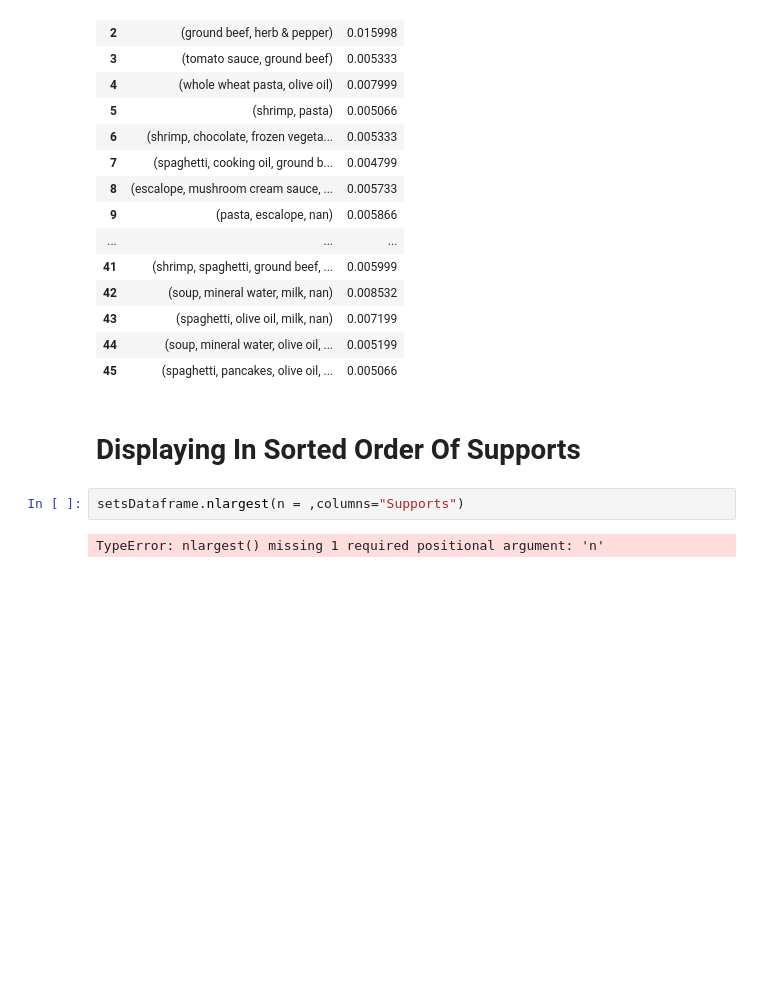
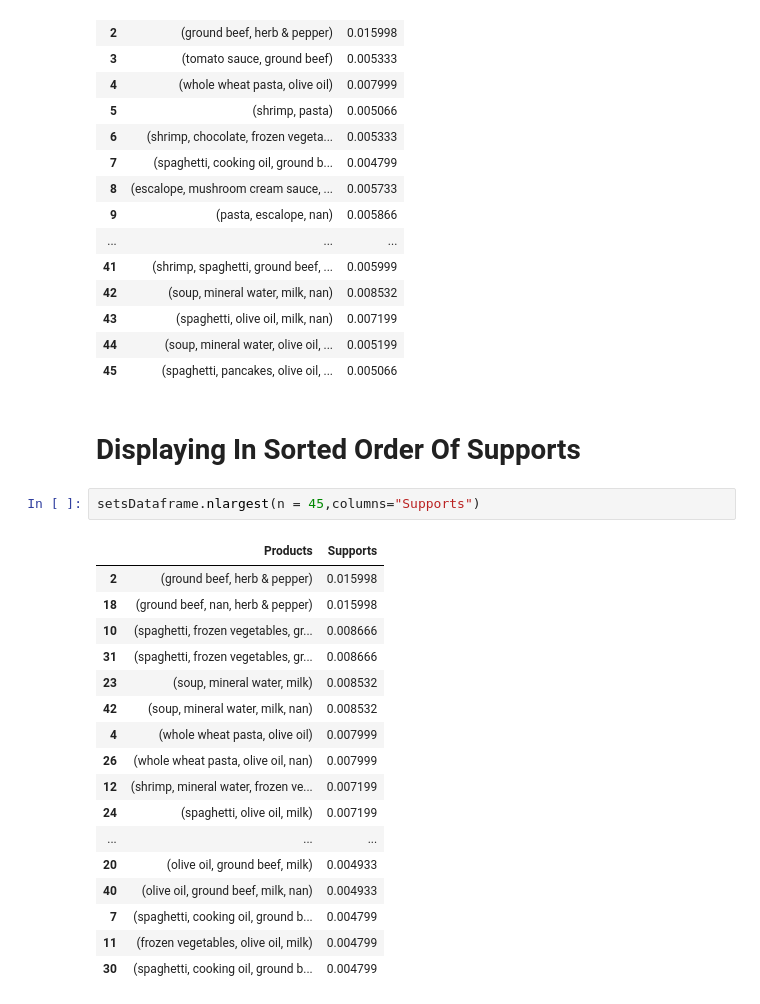
Before and after one commit to jayparekh4801/Machine-learning-DS, a Jupyter notebook: practise _part_5-Association_Rule_Learning/Eclat.ipynb, the cells around one changed output. Drawn from its saved outputs; the diff is of its cells as text; blank space fills up the shorter version.

```diff
--- a/practise part 5 - Association Rule Learning/Eclat.ipynb
+++ b/practise _part_5-Association_Rule_Learning/Eclat.ipynb
@@ -71,6 +71,22 @@ setsDataframe
 # %% [markdown]
 # Displaying In Sorted Order Of Supports
 # %%
-setsDataframe.nlargest(n = ,columns="Supports")
+setsDataframe.nlargest(n = 45,columns="Supports")
 # %% [output]
-TypeError: nlargest() missing 1 required positional argument: 'n'
+|  | Products | Supports |
+| 2 | (ground beef, herb & pepper) | 0.015998 |
+| 18 | (ground beef, nan, herb & pepper) | 0.015998 |
+| 10 | (spaghetti, frozen vegetables, gr... | 0.008666 |
+| 31 | (spaghetti, frozen vegetables, gr... | 0.008666 |
+| 23 | (soup, mineral water, milk) | 0.008532 |
+| 42 | (soup, mineral water, milk, nan) | 0.008532 |
+| 4 | (whole wheat pasta, olive oil) | 0.007999 |
+| 26 | (whole wheat pasta, olive oil, nan) | 0.007999 |
+| 12 | (shrimp, mineral water, frozen ve... | 0.007199 |
+| 24 | (spaghetti, olive oil, milk) | 0.007199 |
+| ... | ... | ... |
+| 20 | (olive oil, ground beef, milk) | 0.004933 |
+| 40 | (olive oil, ground beef, milk, nan) | 0.004933 |
+| 7 | (spaghetti, cooking oil, ground b... | 0.004799 |
+| 11 | (frozen vegetables, olive oil, milk) | 0.004799 |
+| 30 | (spaghetti, cooking oil, ground b... | 0.004799 |
```
Also changed, not shown: 3 other files.
